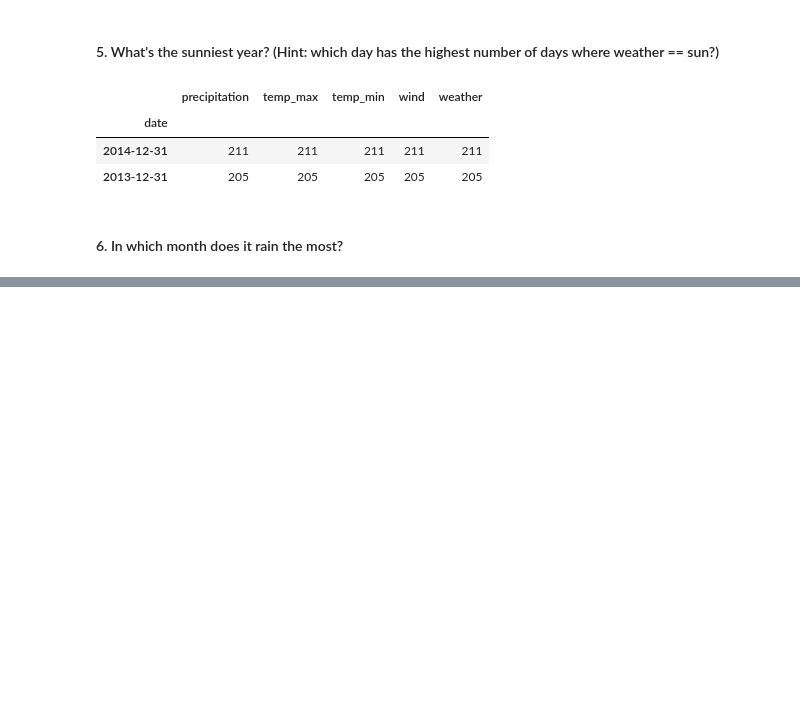
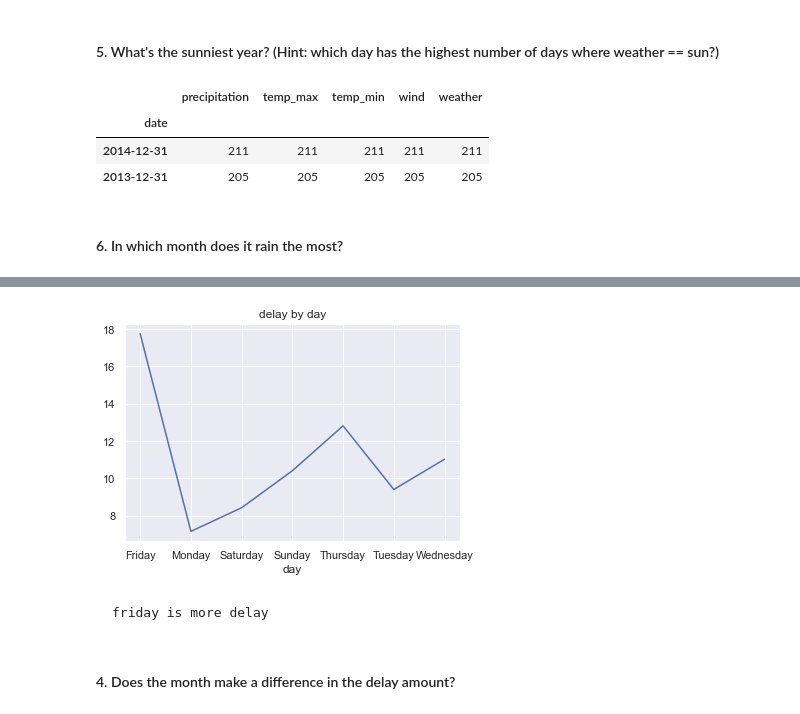
Before and after one commit to rajeshlamichhane04/time-series-exercises, a Jupyter notebook: Working with Time Series Data.ipynb, the cells around one changed output, grey strips where cells are left out. Drawn from its saved outputs; the diff is of its cells as text; code cells hidden in the pictures; blank space fills up the shorter version.

```diff
--- a/Working with Time Series Data.ipynb
+++ b/Working with Time Series Data.ipynb
@@ -297,0 +357,3 @@ df.head(1)
+# %%
+#set time as index
+df = df.set_index("date").sort_index()
@@ -297,0 +372,3 @@ df.head(1)
+# %%
+#convert using np.where
+df.delay = np.where(df.delay < 0 , 0, df.delay)
@@ -297,0 +388,3 @@ df.head(1)
+# %%
+#make hoiur column
+df["hour"] = df.index.hour
@@ -297,0 +411,3 @@ df.head(1)
+# %%
+#make day column
+df["day"]=df.index.day_name()
@@ -297,0 +424,9 @@ df.head(1)
+# %%
+df.groupby("day").delay.mean().plot(title ="delay by day")
+plt.show()
+# %% [output]
+[figure, added]
+# %% [markdown]
+    friday is more delay
+# %% [markdown]
+#### 4. Does the month make a difference in the delay amount?
```
Also changed, not shown: parts of 30 cells of this notebook.
